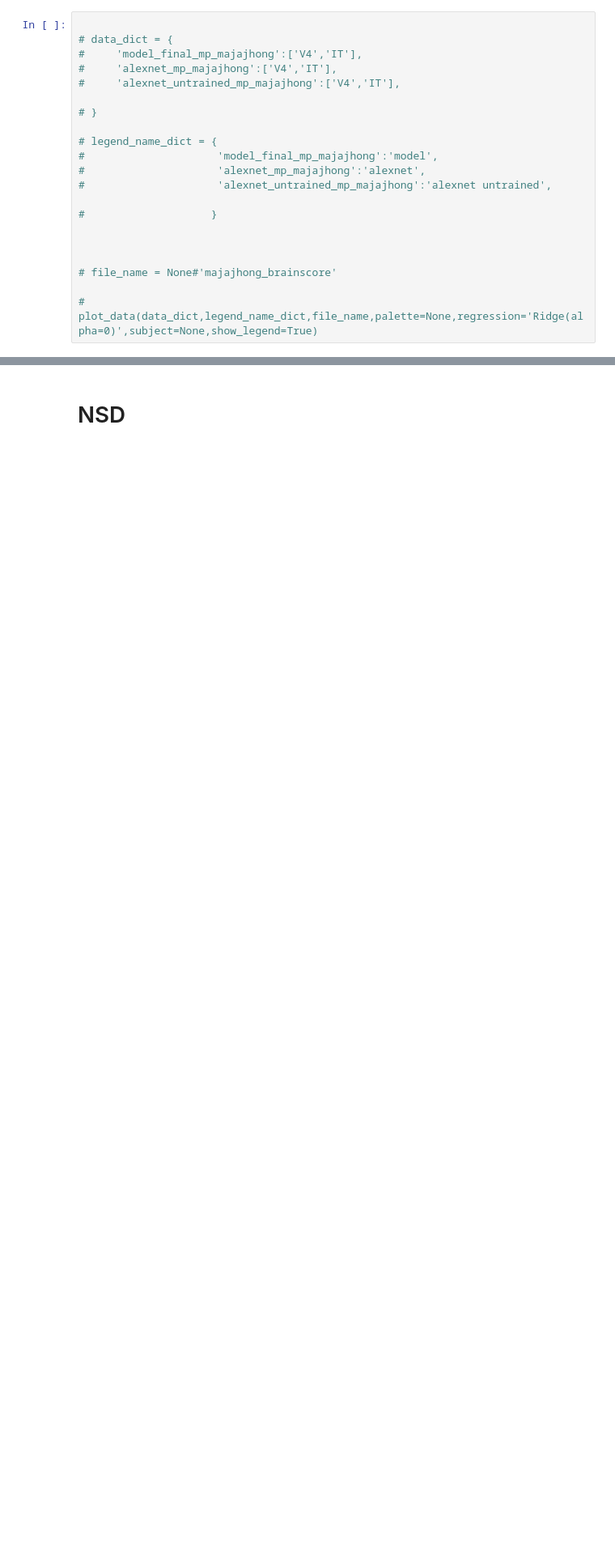
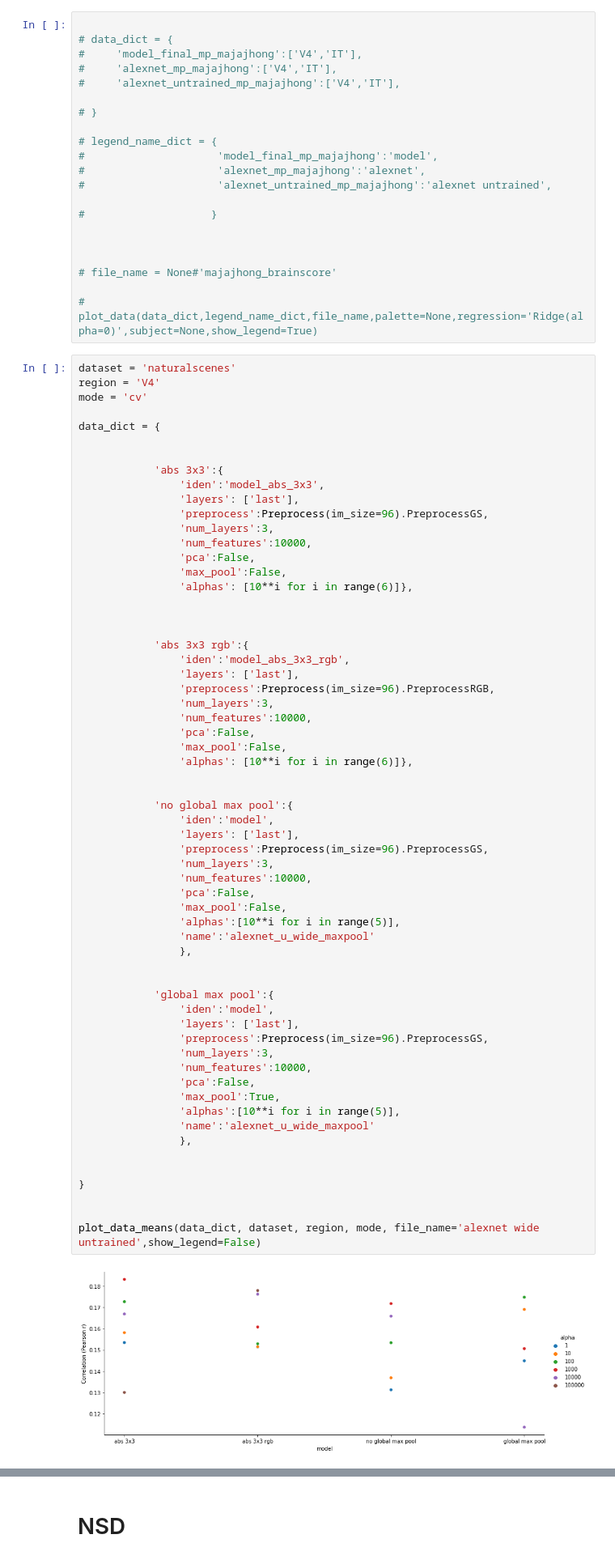
Before and after one commit to akazemian/untrained_models_of_visual_cortex, a Jupyter notebook: plots/plot_encoding_performance.ipynb, the cells around one changed output, grey strips where cells are left out. Shown at 81% size. Cells and saved outputs as stored; diff of their text form; blank space fills up the shorter version.

```diff
--- a/plots/plot_encoding_performance.ipynb
+++ b/plots/plot_encoding_performance.ipynb
@@ -195,3 +195,66 @@ torch.Size([3200, 9216])
 # file_name = None#'majajhong_brainscore'
 
 # plot_data(data_dict,legend_name_dict,file_name,palette=None,regression='Ridge(alpha=0)',subject=None,show_legend=True)
+# %%
+dataset = 'naturalscenes'
+region = 'V4'
+mode = 'cv'
+
+data_dict = {
+
+
+            'abs 3x3':{
+                'iden':'model_abs_3x3',
+                'layers': ['last'],
+                'preprocess':Preprocess(im_size=96).PreprocessGS,
+                'num_layers':3,
+                'num_features':10000,
+                'pca':False,
+                'max_pool':False,
+                'alphas': [10**i for i in range(6)]},
+
+
+
+            'abs 3x3 rgb':{
+                'iden':'model_abs_3x3_rgb',
+                'layers': ['last'],
+                'preprocess':Preprocess(im_size=96).PreprocessRGB,
+                'num_layers':3,
+                'num_features':10000,
+                'pca':False,
+                'max_pool':False,
+                'alphas': [10**i for i in range(6)]},
+
+
+            'no global max pool':{
+                'iden':'model',
+                'layers': ['last'],
+                'preprocess':Preprocess(im_size=96).PreprocessGS,
+                'num_layers':3,
+                'num_features':10000,
+                'pca':False,
+                'max_pool':False,
+                'alphas':[10**i for i in range(5)],
+                'name':'alexnet_u_wide_maxpool'
+                },
+
+
+            'global max pool':{
+                'iden':'model',
+                'layers': ['last'],
+                'preprocess':Preprocess(im_size=96).PreprocessGS,
+                'num_layers':3,
+                'num_features':10000,
+                'pca':False,
+                'max_pool':True,
+                'alphas':[10**i for i in range(5)],
+                'name':'alexnet_u_wide_maxpool'
+                },
+
+
+}
+
+
+plot_data_means(data_dict, dataset, region, mode, file_name='alexnet wide untrained',show_legend=False)
+# %% [output]
+[figure, added]
```
Also changed, not shown: parts of 8 cells of this notebook, 10 other files.
